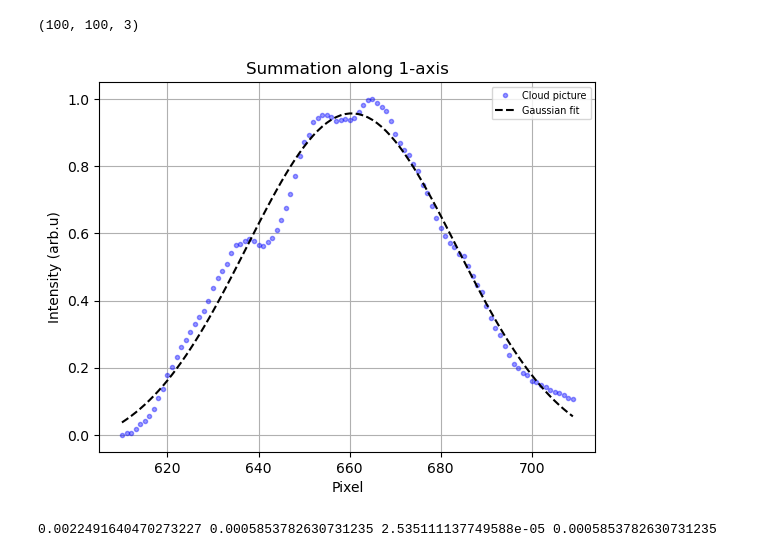
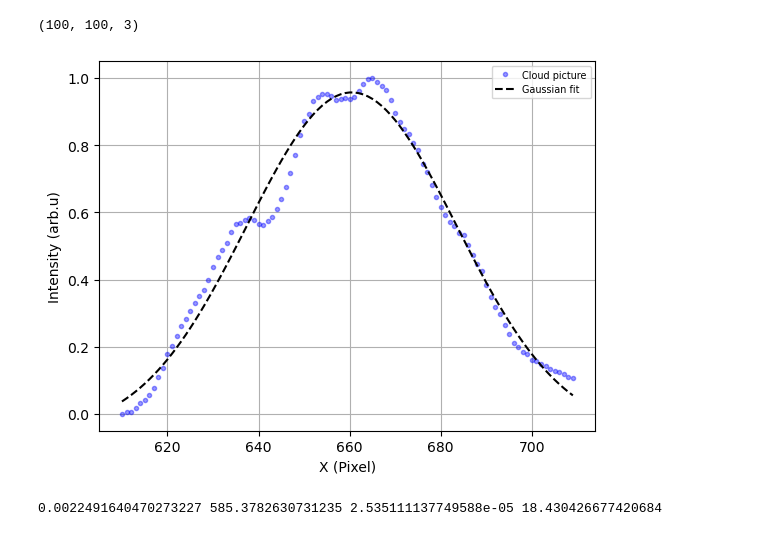
Before and after one commit to Sizslie01/Aoom, a Jupyter notebook: Thesis The Final Project/Time_of_flight/Find cloud size.ipynb, the cells around one changed output. Drawn from its saved outputs; the diff is of its cells as text; code cells hidden in the pictures.

```diff
--- a/Thesis The Final Project/Time_of_flight/Find cloud size.ipynb
+++ b/Thesis The Final Project/Time_of_flight/Find cloud size.ipynb
@@ -84,7 +90,7 @@ print(scale_factor)
 # %% [output]
 2.535111137749588e-05
 # %%
-im_cal = cv2.imread('MOT_MODI_PIC.png')
+im_cal = cv2.imread('Picture/MOT_MODI_PIC.png')
 # %%
 MOT_CUT = im_cal[610:710,950:1050]
 plt.imshow(MOT_CUT,cmap='gray',extent = (610,710,950,1050))
@@ -111,14 +118,14 @@ MOT_SUM_FIT = gauss(range(100), *MOT_FIT_CONST)
 # %%
 plt.plot(np.arange(610,710),MOT_SUM,'.',label = 'Cloud picture',alpha =0.4,color = 'blue')
 plt.plot(np.arange(610,710),MOT_SUM_FIT,'--k',label = 'Gaussian fit')
-plt.title('Summation along 1-axis')
-plt.xlabel('Pixel')
+# plt.title('Summation along 1-axis')
+plt.xlabel('X (Pixel)')
 plt.ylabel('Intensity (arb.u)')
 plt.legend(loc = 'upper right',fontsize= 'x-small')
 plt.grid()
 plt.savefig('Summation along 1-axis in pixel.png')
 # %% [output]
-[figure, old version]
+[figure, new version]
 # %%
 FWHM = fwhm(range(100), MOT_SUM_FIT, k=3)
 beam_width = 2*FWHM/(np.sqrt(2*np.log(2)))
@@ -127,9 +135,9 @@ sigma_mot_fit = MOT_FIT_CONST[3]
 sigma_mot = sigma_mot_fit * scale_factor
 MOT_SIZE = beam_width * scale_factor
 # %%
-print(MOT_SIZE , sigma_mot , scale_factor)
+print(MOT_SIZE , sigma_mot*1000000 , scale_factor, sigma_err*1000000)
 # %% [output]
-0.0022491640470273227 0.0005853782630731235 2.535111137749588e-05 0.0005853782630731235
+0.0022491640470273227 585.3782630731235 2.535111137749588e-05 18.430426677420684
 # %%
 plt.plot(np.arange(-50,50)*scale_factor,MOT_SUM,'.',label = 'Cloud picture',alpha =0.4,color = 'blue')
 plt.plot(np.arange(-50,50)*scale_factor,MOT_SUM_FIT,'--k',label = 'Gaussian fit')
```
Also changed, not shown: parts of 6 cells of this notebook, 5 other files.
